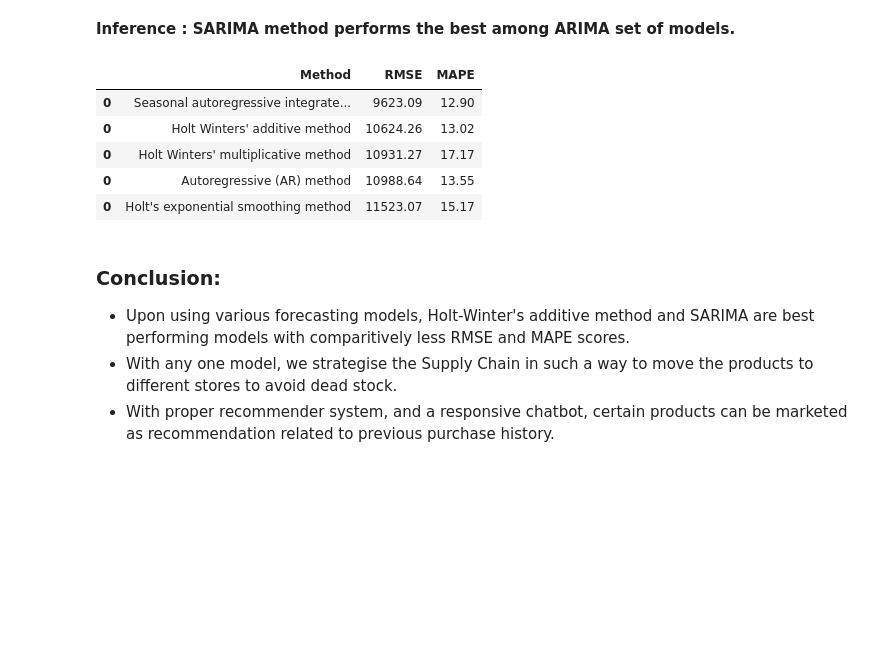
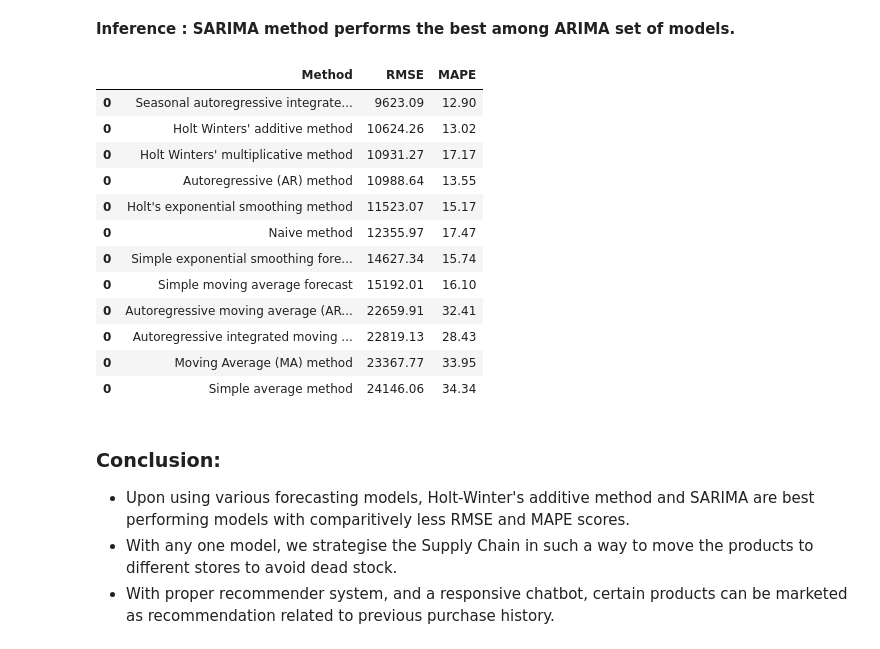
Before and after one commit to ManjuKannavalli/AI-in-Retail_Forecasting_Manjunath, a Jupyter notebook: Retail_forecasting_Manjunath.ipynb, the cells around one changed output. Cells and saved outputs as stored; diff of their text form; code cells hidden in the pictures; blank space fills up the shorter version.

```diff
--- a/Retail_forecasting_Manjunath.ipynb
+++ b/Retail_forecasting_Manjunath.ipynb
@@ -1317,14 +1317,21 @@ results
 # %%
 results1 = results.sort_values(by=['RMSE','MAPE'])
 # %%
-results1.head()
+results1
 # %% [output]
 |  | Method | RMSE | MAPE |
 | 0 | Seasonal autoregressive integrate... | 9623.09 | 12.90 |
 | 0 | Holt Winters' additive method | 10624.26 | 13.02 |
 | 0 | Holt Winters' multiplicative method | 10931.27 | 17.17 |
 | 0 | Autoregressive (AR) method | 10988.64 | 13.55 |
 | 0 | Holt's exponential smoothing method | 11523.07 | 15.17 |
+| 0 | Naive method | 12355.97 | 17.47 |
+| 0 | Simple exponential smoothing fore... | 14627.34 | 15.74 |
+| 0 | Simple moving average forecast | 15192.01 | 16.10 |
+| 0 | Autoregressive moving average (AR... | 22659.91 | 32.41 |
+| 0 | Autoregressive integrated moving ... | 22819.13 | 28.43 |
+| 0 | Moving Average (MA) method | 23367.77 | 33.95 |
+| 0 | Simple average method | 24146.06 | 34.34 |
 # %% [markdown]
 ### Conclusion:
 - Upon using various forecasting models, Holt-Winter's additive method and SARIMA are best performing models with comparitively less RMSE and MAPE scores.
```
Also changed, not shown: parts of 1 cell of this notebook.
